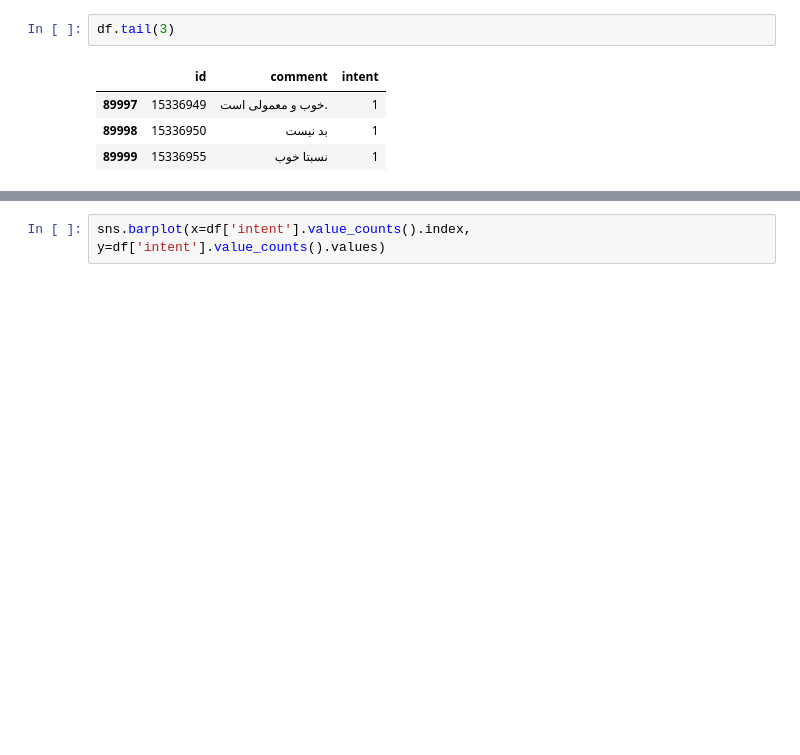
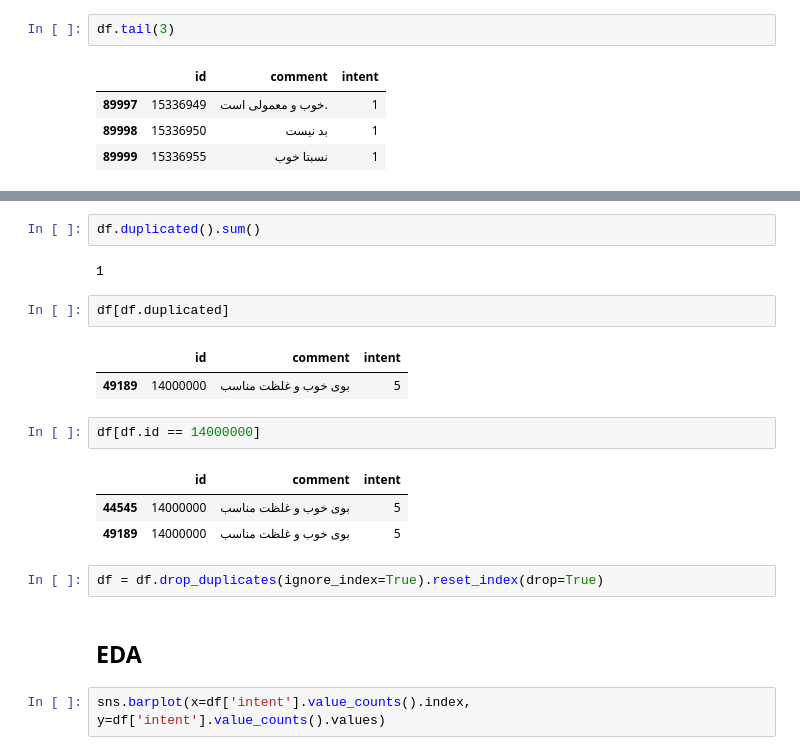
Before and after one commit to andishehtavakoli/ml-web-app, a Jupyter notebook: lstm-project/Untitled.ipynb, the cells around one changed output, grey strips where cells are left out. Saved outputs shown, nothing was run; the diff lists cells and outputs as text; blank space fills up the shorter version.

```diff
--- a/lstm-project/Untitled.ipynb
+++ b/lstm-project/Untitled.ipynb
@@ -56,3 +67,22 @@ Name: count, dtype: int64
+# %%
+df.duplicated().sum()
+# %% [output]
+1
+# %%
+df[df.duplicated]
+# %% [output]
+|  | id | comment | intent |
+| 49189 | 14000000 | بوی خوب و غلظت مناسب | 5 |
+# %%
+df[df.id == 14000000]
+# %% [output]
+|  | id | comment | intent |
+| 44545 | 14000000 | بوی خوب و غلظت مناسب | 5 |
+| 49189 | 14000000 | بوی خوب و غلظت مناسب | 5 |
+# %%
+df = df.drop_duplicates(ignore_index=True).reset_index(drop=True)
+# %% [markdown]
+## EDA
 # %%
 sns.barplot(x=df['intent'].value_counts().index, y=df['intent'].value_counts().values)
 # %% [output]
```
Also changed, not shown: parts of 28 cells of this notebook, 31 other files.
